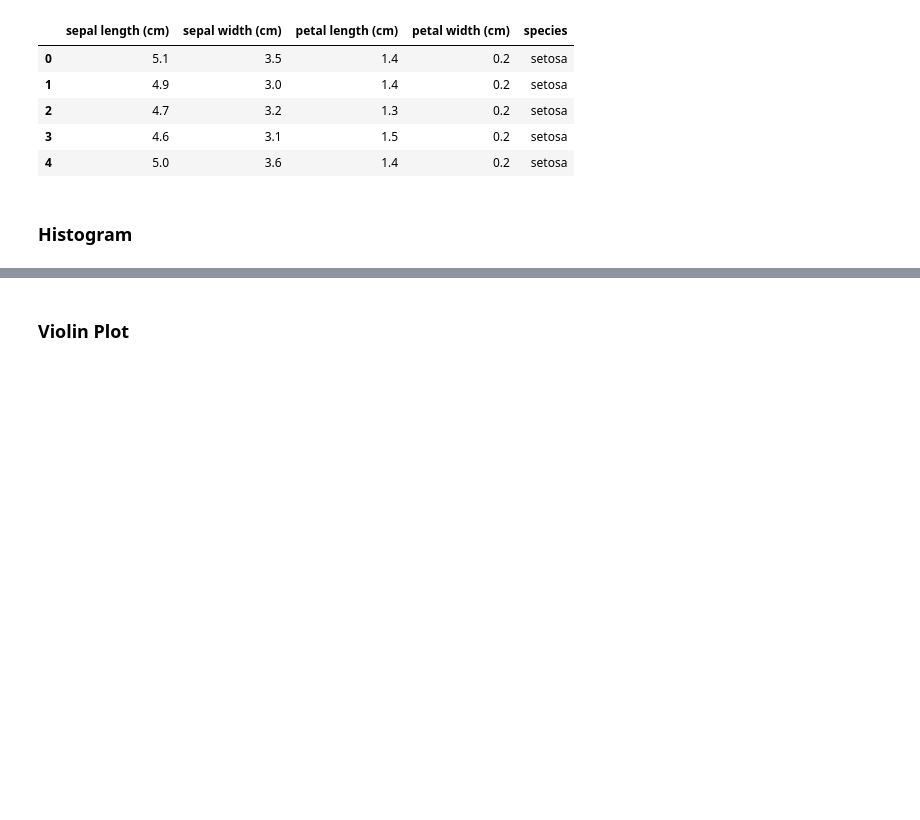
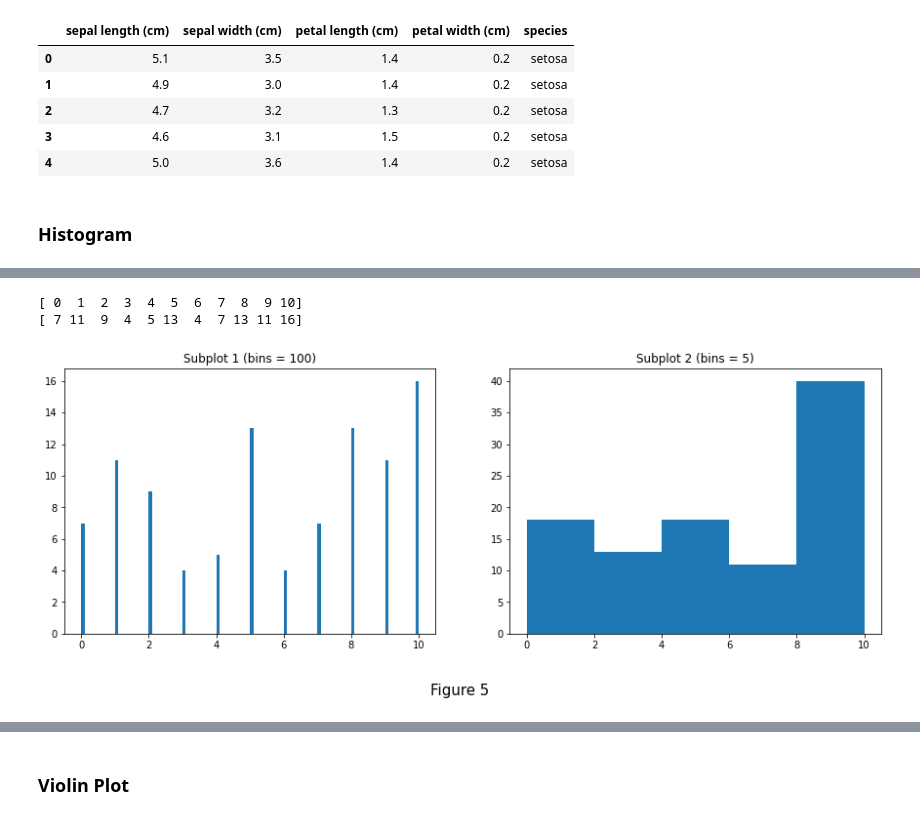
Before and after one commit to CiaranMoran27/playing_with_jupyter, a Jupyter notebook: pyplot.ipynb, the cells around one changed output, grey strips where cells are left out. Drawn from its saved outputs; the diff is of its cells as text; code cells hidden in the pictures; blank space fills up the shorter version.

```diff
--- a/pyplot.ipynb
+++ b/pyplot.ipynb
@@ -299,0 +427,30 @@ df.head(5)
+# %%
+# exploring how bins work
+
+# generate new figure, or activate existing
+fig = plt.figure(figsize = (15, 5))
+plt.figtext(0.5, -0.05, 'Figure 5', wrap = True, horizontalalignment = 'center', fontsize = 15);
+
+# generate 100 random ints from 0 to 10
+rand_ints = rng.integers(0, 11, 100)
+
+# plot 1: large number of bins
+plt.subplot(121)                                               # create figure, 1row, 2 cols, index 1
+plt.title('Subplot 1 (bins = 100)')                            # title on subplot
+plt.hist(rand_ints, bins = 100)                                # plot hist showing counts on y-axs (density = False)
+
+# plot 2: medium number of bins
+plt.subplot(122)                                               # add to  figure at index 2
+plt.title('Subplot 2 (bins = 5)')                              # title on subplot
+plt.hist(rand_ints, bins = 5)                                  # plot hist showing counts on y-axis (density = False)
+
+#{'bar', 'barstacked', 'step', 'stepfilled'})
+
+
+# density  (True : returns frequency, False: returns count)
+unique, counts = np.unique(rand_ints, return_counts = True)    # return unique counts values and their counts
+print('{}\n{}'.format(unique, counts))                         # print x-axis and y-axis arrays
+# %% [output]
+[ 0  1  2  3  4  5  6  7  8  9 10]
+[ 7 11  9  4  5 13  4  7 13 11 16]
+[figure, added]
```
Also changed, not shown: parts of 10 cells of this notebook, 1 other file.
